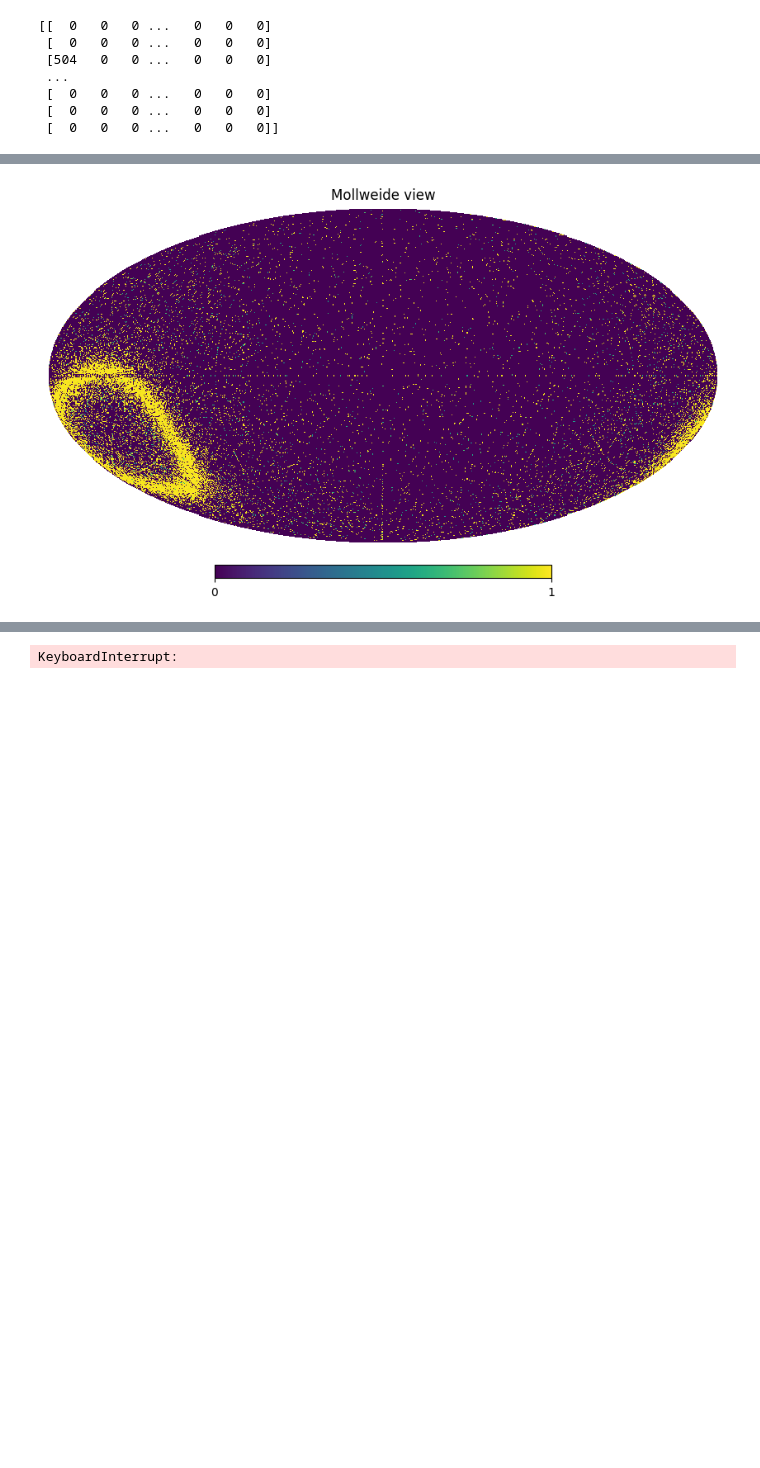
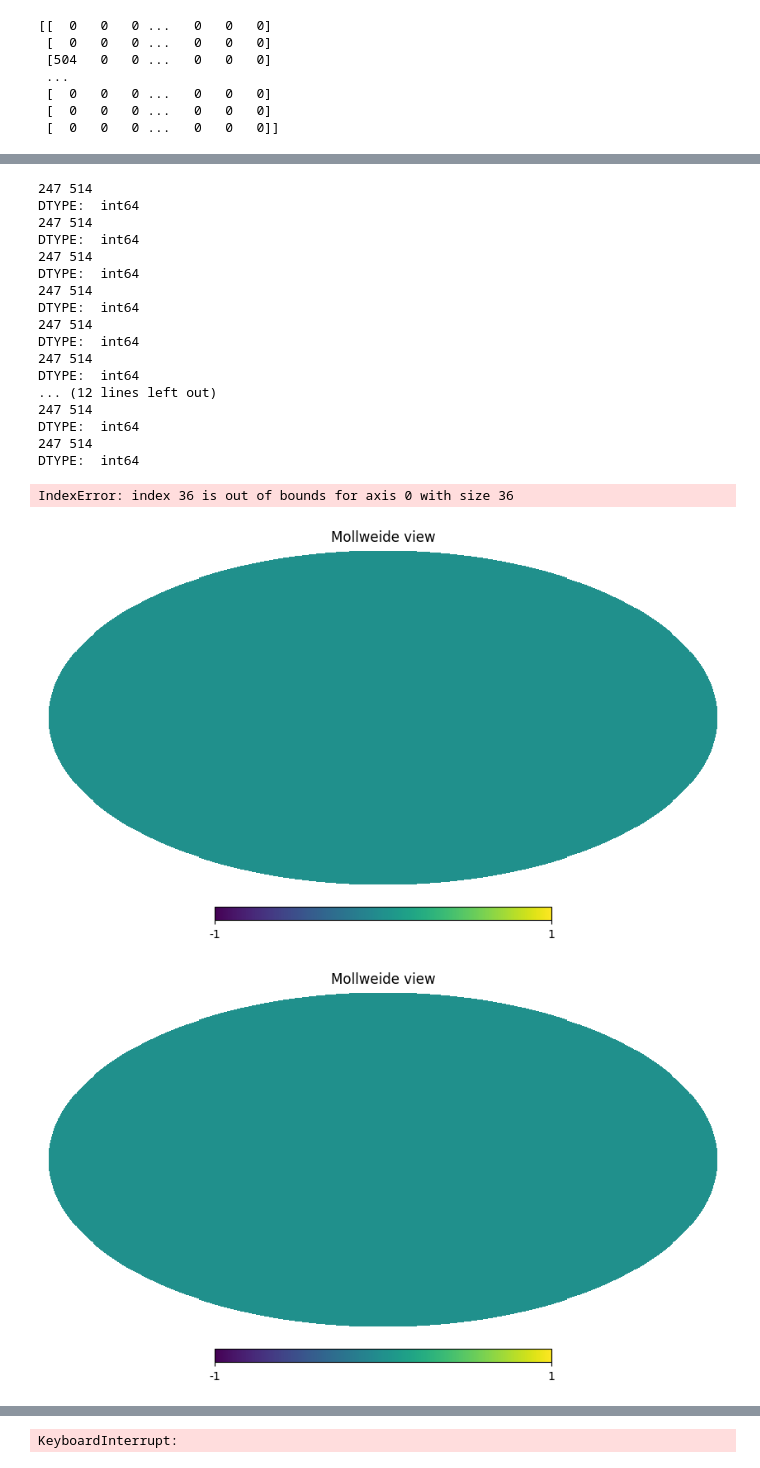
Before and after one commit to zoglauer/nn-response-approximation, a Jupyter notebook: src/notebooks/display_cross_sec.ipynb, the cells around one changed output, grey strips where cells are left out. Cells and saved outputs as stored; diff of their text form; code cells hidden in the pictures; blank space fills up the shorter version.

```diff
--- a/src/notebooks/display_cross_sec.ipynb
+++ b/src/notebooks/display_cross_sec.ipynb
@@ -43,20 +43,22 @@ import healpy as hp
 sys.path.append("../utils")
 from utils import normalize
 
-test_data_y = y_arr[5]
+for i in range(38):
+    test_data_y = y_arr[i]
 
- # Normalize each cross section
-range_val = np.max(test_data_y) - np.min(test_data_y)
+    # Normalize each cross section
+    range_val = np.max(test_data_y) - np.min(test_data_y)
 
-cross_sec = normalize(test_data_y)
+    # cross_sec = normalize(test_data_y)
+    cross_sec = test_data_y
 
 
-minval = np.min(cross_sec[np.nonzero(cross_sec)])
-maxval = np.max(cross_sec[np.nonzero(cross_sec)])
+    # minval = np.min(cross_sec[np.nonzero(cross_sec)])
+    # maxval = np.max(cross_sec[np.nonzero(cross_sec)])
 
-print(minval, maxval)
+    print(minval, maxval)
 
-print("DTYPE: ", test_data_y.dtype)
+    print("DTYPE: ", test_data_y.dtype)
 
-hp.mollview(cross_sec)
+    hp.mollview(cross_sec)
 # %% [output]
@@ -65 +82,20 @@ DTYPE:  int64
+247 514
+DTYPE:  int64
+247 514
+DTYPE:  int64
+247 514
+DTYPE:  int64
+247 514
+DTYPE:  int64
+247 514
+DTYPE:  int64
+247 514
+DTYPE:  int64
+... (12 lines left out)
+247 514
+DTYPE:  int64
+247 514
+DTYPE:  int64
+IndexError: index 36 is out of bounds for axis 0 with size 36
-[figure, old version]
+[figure, new version]
+[figure, added]
```
Also changed, not shown: parts of 2 cells of this notebook, 1 other file.
